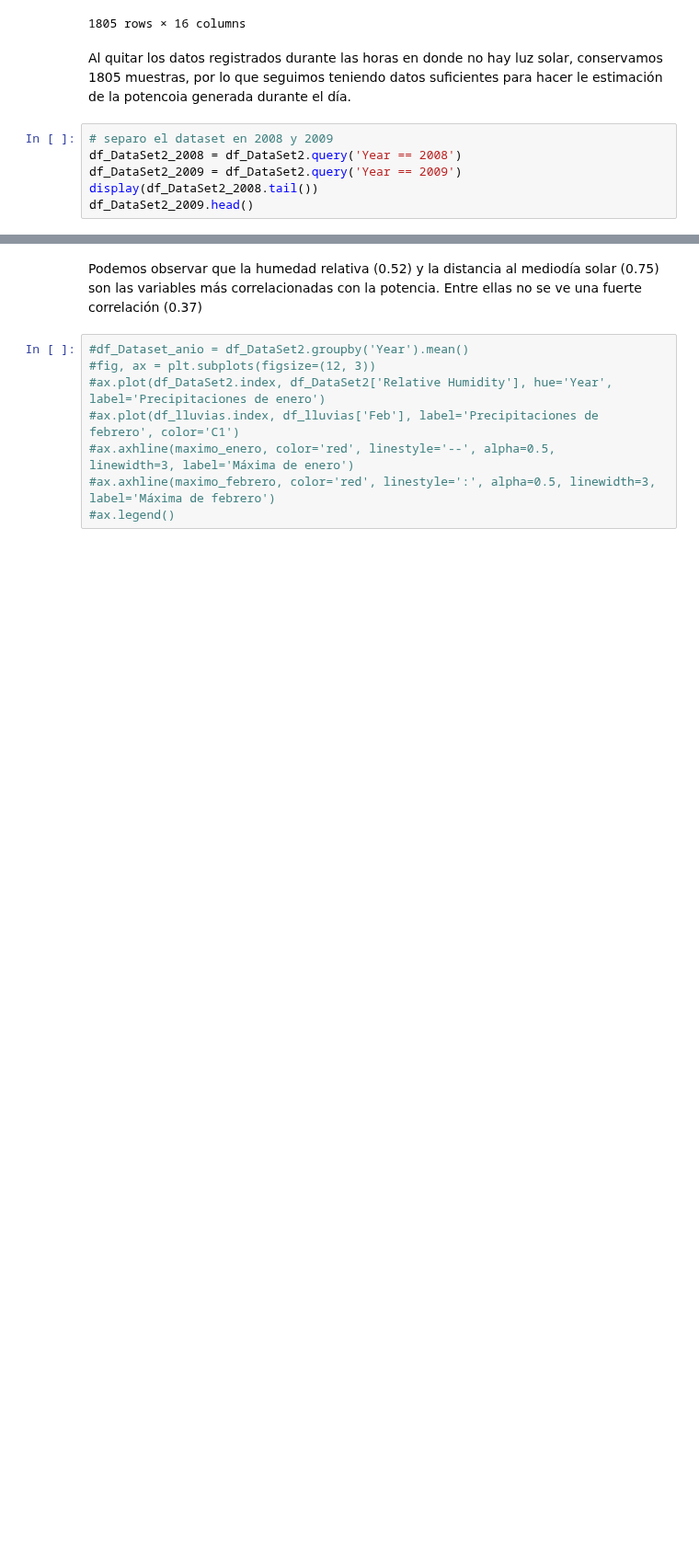
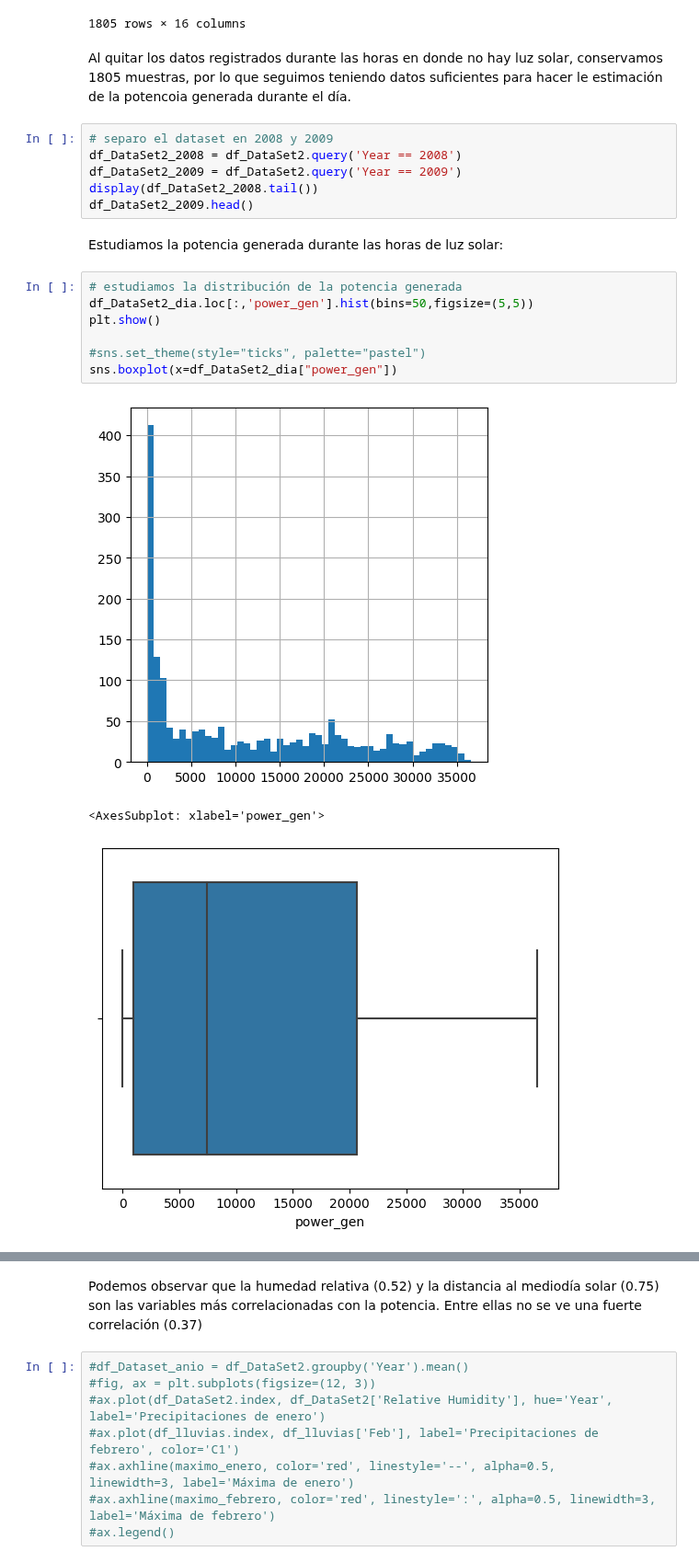
Before and after one commit to FernandoEzequiel/Coder, a Jupyter notebook: notebook/Entregas Coder/Visualizaciones_GarciaGonzalez.ipynb, the cells around one changed output, grey strips where cells are left out. Shown at 92% size. Saved outputs shown, nothing was run; the diff lists cells and outputs as text; blank space fills up the shorter version.

```diff
--- a/notebook/Entregas Coder/Visualizaciones_GarciaGonzalez.ipynb
+++ b/notebook/Entregas Coder/Visualizaciones_GarciaGonzalez.ipynb
@@ -160,3 +162,16 @@ df_DataSet2_2008 = df_DataSet2.query('Year == 2008')
 df_DataSet2_2009 = df_DataSet2.query('Year == 2009')
 display(df_DataSet2_2008.tail())
 df_DataSet2_2009.head()
+# %% [markdown]
+Estudiamos la potencia generada durante las horas de luz solar:
+# %%
+# estudiamos la distribución de la potencia generada
+df_DataSet2_dia.loc[:,'power_gen'].hist(bins=50,figsize=(5,5))
+plt.show()
+
+#sns.set_theme(style="ticks", palette="pastel")
+sns.boxplot(x=df_DataSet2_dia["power_gen"])
+# %% [output]
+[figure, added]
+<AxesSubplot: xlabel='power_gen'>
+[figure, added]
```
Also changed, not shown: parts of 8 cells of this notebook.
